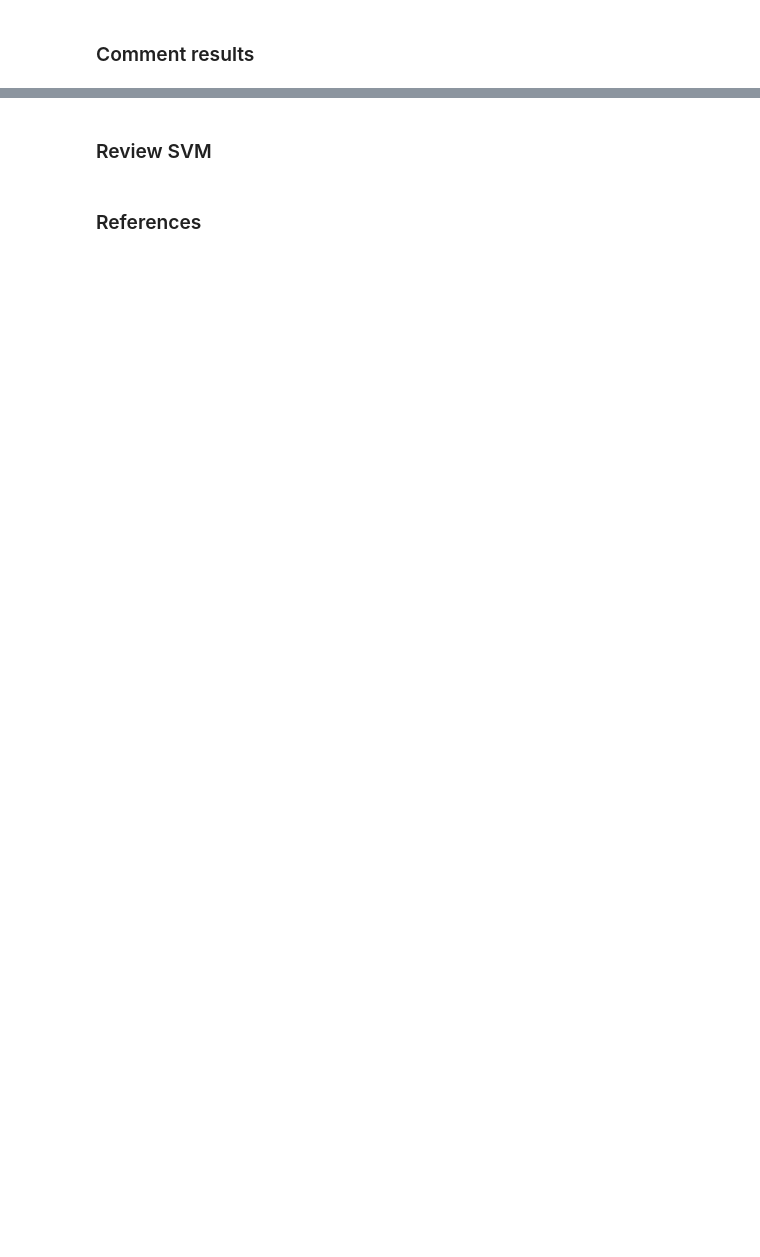
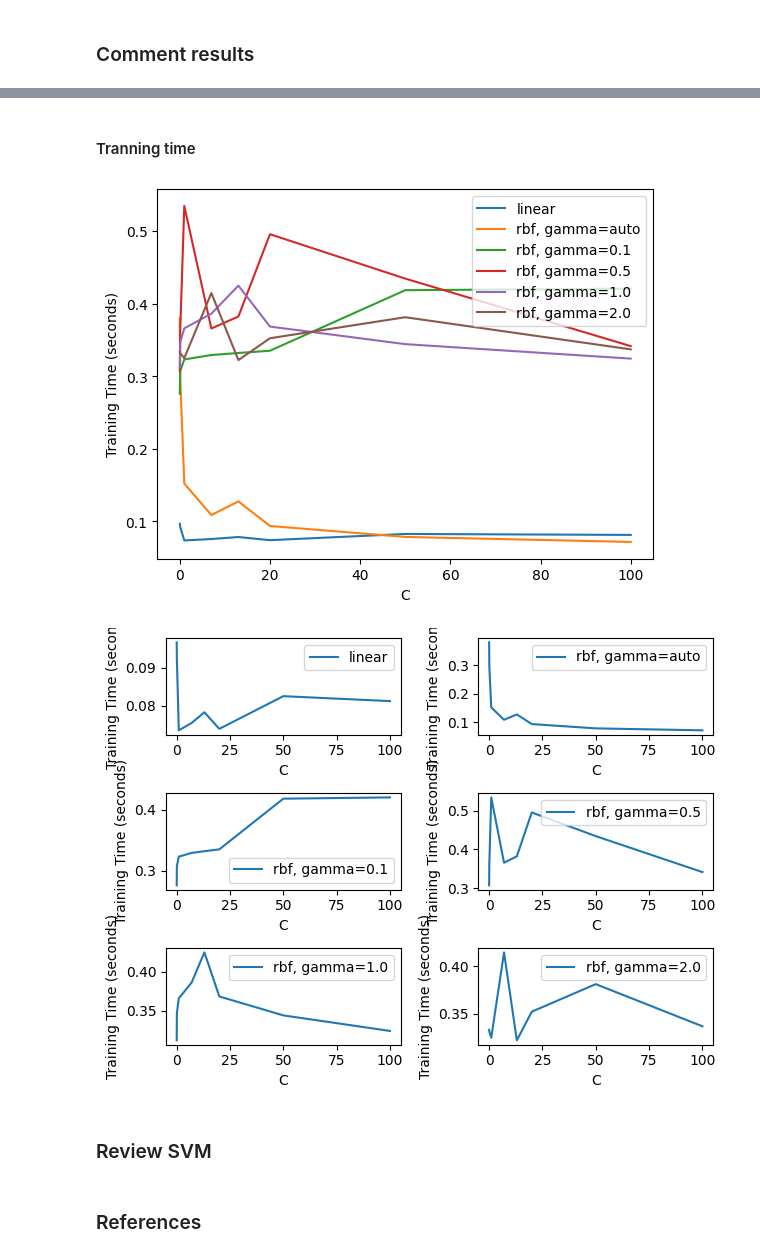
Before and after one commit to LHSang6403/Support-Vector-Machine-ML-Project, a Jupyter notebook: main.ipynb, the cells around one changed output, grey strips where cells are left out. Cells and saved outputs as stored; diff of their text form; code cells hidden in the pictures; blank space fills up the shorter version.

```diff
--- a/main.ipynb
+++ b/main.ipynb
@@ -127,3 +189,37 @@ C=0.1, gamma=0.5 - Training Error: 0.8969, Validation Error: 0.9023, Training Ti
+# %% [markdown]
+#### Tranning time
+# %%
+plt.plot(C_values, training_time_linear, label='linear')
+
+for i in range(len(gamma_values)):
+    plt.plot(C_values, training_time_rbf[i], label='rbf, gamma=' + str(gamma_values[i]))
+
+plt.xlabel('C')
+plt.ylabel('Training Time (seconds)')
+
+plt.legend()
+plt.show()
+
+fig, axs = plt.subplots(3, 2)
+axs[0][0].plot(C_values, training_time_linear, label='linear')
+axs[0][0].set_xlabel('C')
+axs[0][0].set_ylabel('Training Time (seconds)')
+axs[0][0].legend()
+
+for i, gamma in enumerate(gamma_values):
+    figure_index = i + 1
+    figure_row = figure_index // 2
+    figure_col = figure_index % 2
+    axs[figure_row][figure_col].plot(C_values, training_time_rbf[i], label='rbf, gamma=' + str(gamma))
+    axs[figure_row][figure_col].set_xlabel('C')
+    axs[figure_row][figure_col].set_ylabel('Training Time (seconds)')
+    axs[figure_row][figure_col].legend()
+
+plt.tight_layout()
+plt.show()
+# %% [output]
+[figure, added]
+[figure, added]
 # %% [markdown]
 ### Review SVM
 # %% [markdown]
```
Also changed, not shown: parts of 8 cells of this notebook, 1 other file.
